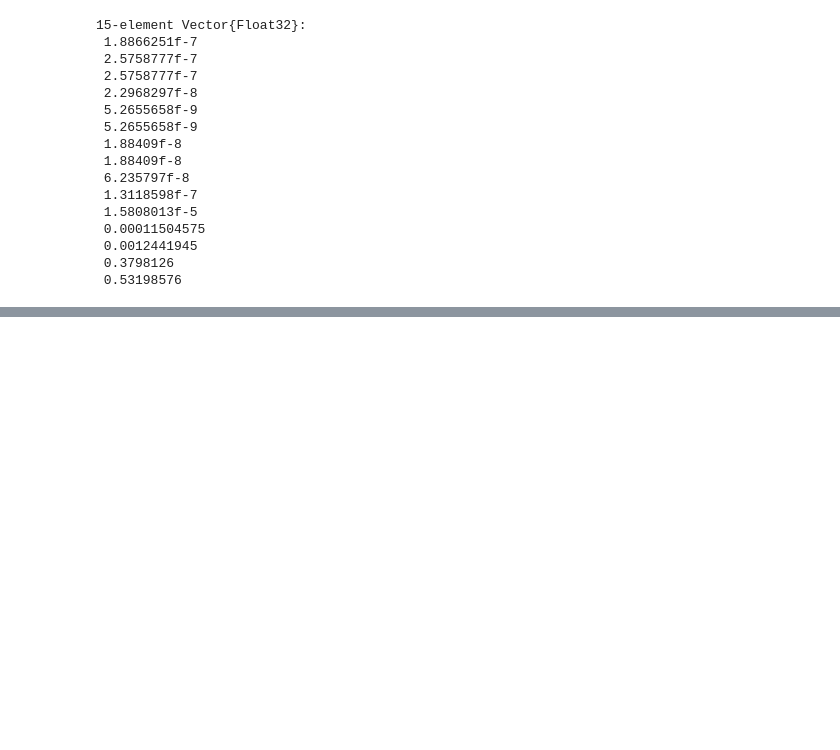
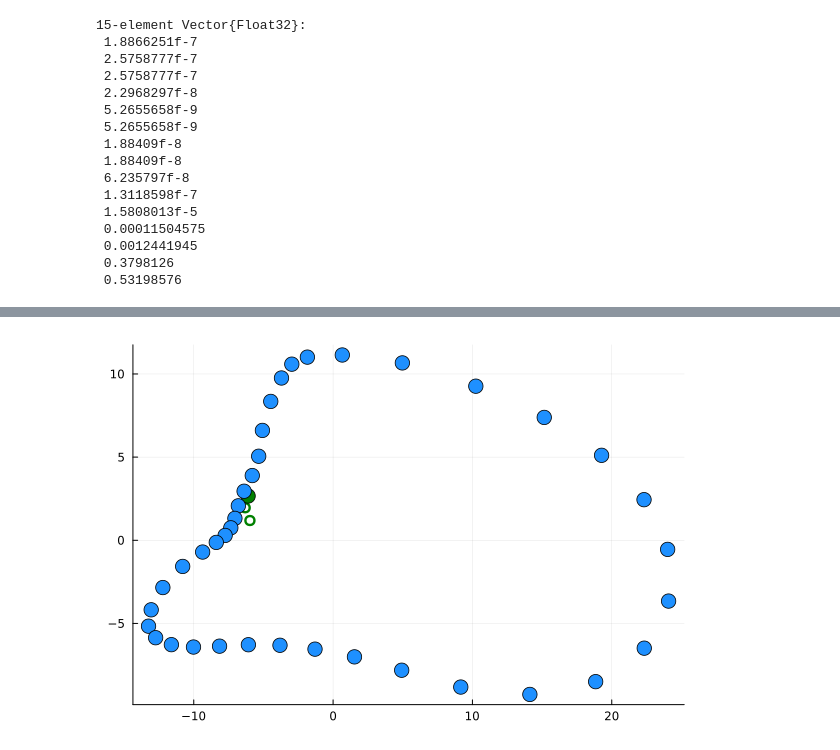
Before and after one commit to leisenmann2/SCYFI-speedup, a Jupyter notebook: example_cell.ipynb, the cells around one changed output, grey strips where cells are left out. Cells and saved outputs as stored; diff of their text form; code cells hidden in the pictures; blank space fills up the shorter version.

```diff
--- a/example_cell.ipynb
+++ b/example_cell.ipynb
@@ -296,0 +267,20 @@ println(length(res[2][1]))
+# %%
+points = Vector[]
+for i in eachindex(res2[1])
+    #println(length(res2[1][i]))
+    try
+        for j in eachindex(res2[1][i])
+           for k = 1:length(res2[1][i][j])
+                #for n =1:j
+                println(res2[1][i][j])
+                push!(points,res2[1][i][j][k])
+                #end
+            end
+         end
+    catch
+        continue
+    end
+end
+#M = fit(PCA, transpose(mapreduce(permutedims, vcat, points)); maxoutdim=2)
+# %%
+M = fit(PCA, transpose(mapreduce(permutedims, vcat, points)); maxoutdim=3)
@@ -296,0 +305,31 @@ println(length(res[2][1]))
+# %%
+plo=plot()
+for i in eachindex(res2[1])
+    #println(length(res2[1][i]))
+    try
+        for j in eachindex(res2[1][i])
+           for k = 1:length(res2[1][i][j])
+                #for n =1:j
+                println(res2[1][i][j])
+                if i==39
+                    if all(abs.(res2[2][i][j]).<1)
+                        scatter!(plo,[predict(M,res2[1][i][j][k])[1]], [predict(M,res2[1][i][j][k])[2]],m=8,color="dodgerblue",markershape=:circle,label=nothing)
+                    #else
+                    #    scatter!(plo,[predict(M,res2[1][i][j][k])[1]], [predict(M,res2[1][i][j][k])[2]],m = (5, :white, stroke(3, "dodgerblue")),markershape=:circle,label=nothing)
+                    end
+                elseif i==1
+                    if all(abs.(res2[2][i][j]).<1)
+                        scatter!(plo,[predict(M,res2[1][i][j][k])[1]], [predict(M,res2[1][i][j][k])[2]],m=8,color="green",markershape=:circle,label=nothing)
+                    else
+                        scatter!(plo,[predict(M,res2[1][i][j][k])[1]], [predict(M,res2[1][i][j][k])[2]],m = (5, :white, stroke(3, "green")),markershape=:circle,label=nothing)
+                    end
+                end
+            end
+         end
+    catch
+        continue
+    end
+end
+display(plo)
+# %% [output]
+[figure, added]
```
Also changed, not shown: parts of 6 cells of this notebook.
